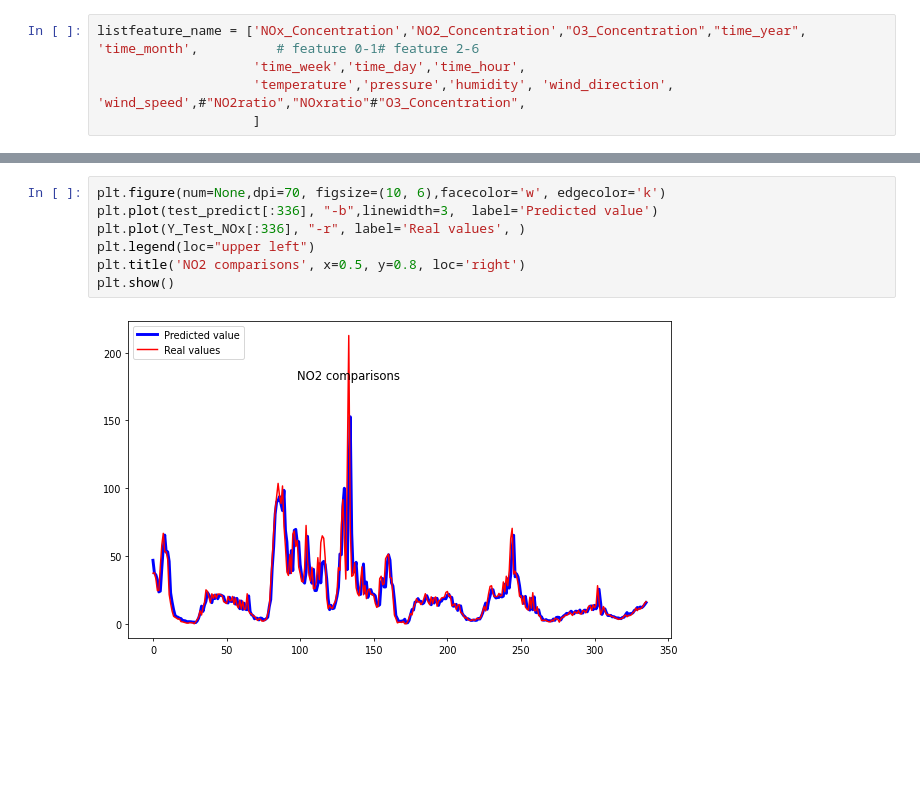
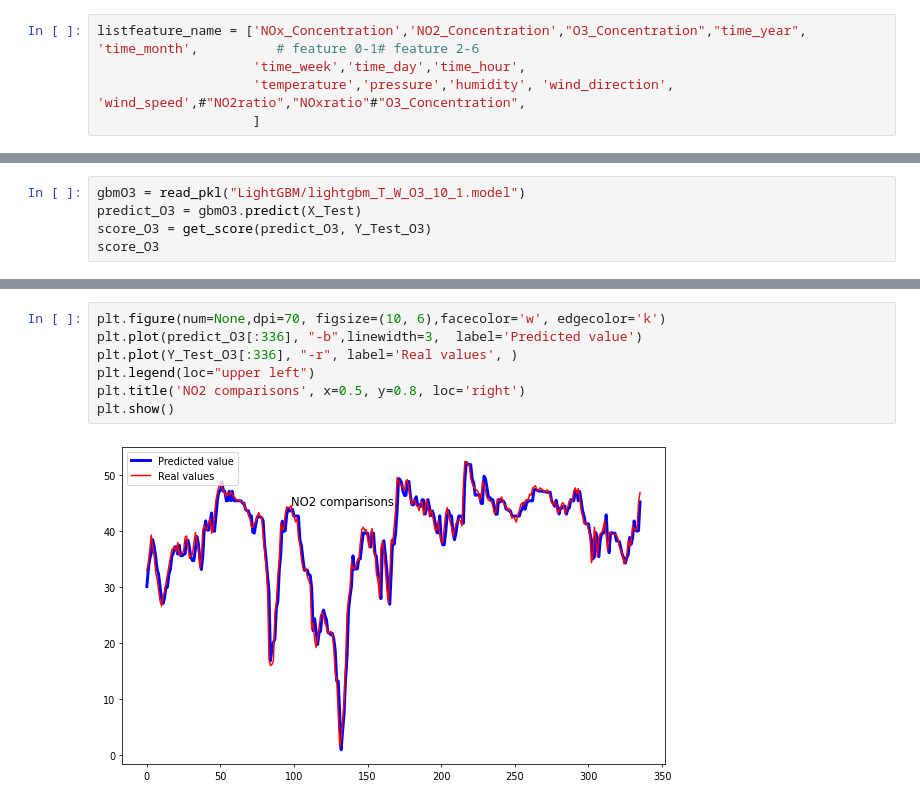
Before and after one commit to Wrafttex/BachelorProject, a Jupyter notebook: 4_Training_LightGBM_Model_Tag.ipynb, the cells around one changed output, grey strips where cells are left out. Cells and saved outputs as stored; diff of their text form; blank space fills up the shorter version.

```diff
--- a/4_Training_LightGBM_Model_Tag.ipynb
+++ b/4_Training_LightGBM_Model_Tag.ipynb
@@ -208,0 +248,5 @@ score
+# %%
+gbmO3 = read_pkl("LightGBM/lightgbm_T_W_O3_10_1.model")
+predict_O3 = gbmO3.predict(X_Test)
+score_O3 = get_score(predict_O3, Y_Test_O3)
+score_O3
@@ -216,9 +268,9 @@ plt.show()
 # %%
 plt.figure(num=None,dpi=70, figsize=(10, 6),facecolor='w', edgecolor='k')
-plt.plot(test_predict[:336], "-b",linewidth=3,  label='Predicted value')
-plt.plot(Y_Test_NOx[:336], "-r", label='Real values', )
+plt.plot(predict_O3[:336], "-b",linewidth=3,  label='Predicted value')
+plt.plot(Y_Test_O3[:336], "-r", label='Real values', )
 plt.legend(loc="upper left")
 plt.title('NO2 comparisons', x=0.5, y=0.8, loc='right')
 plt.show()
 # %% [output]
-[figure, old version]
+[figure, new version]
```
Also changed, not shown: parts of 17 cells of this notebook, 10 other files.
